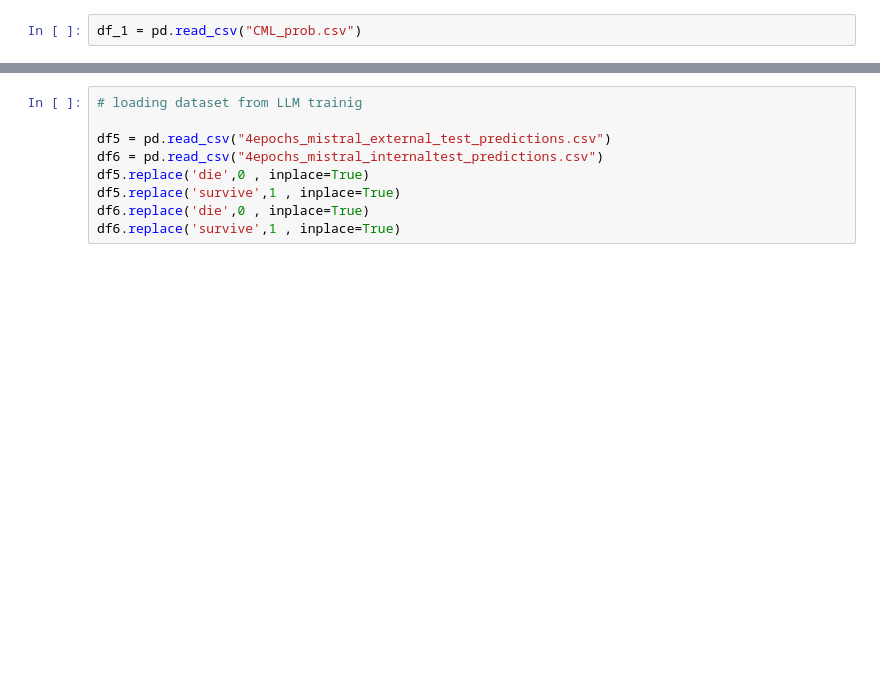
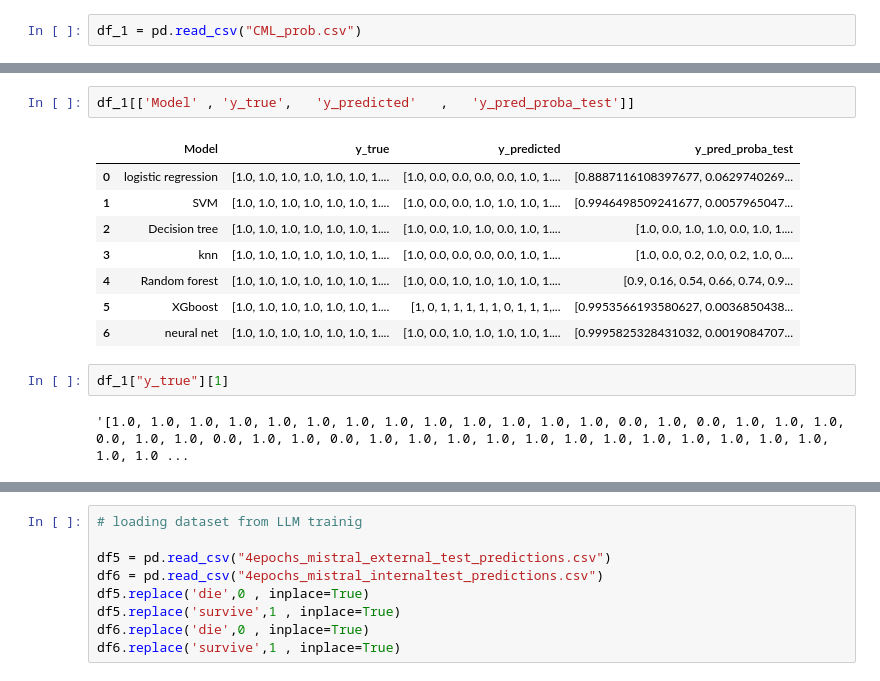
Before and after one commit to mohammad-gh009/Large-Language-Models-vs-Classical-Machine-learning, a Jupyter notebook: plots/Results.ipynb, the cells around one changed output, grey strips where cells are left out. Drawn from its saved outputs; the diff is of its cells as text; blank space fills up the shorter version.

```diff
--- a/plots/Results.ipynb
+++ b/plots/Results.ipynb
@@ -6,0 +18,15 @@ df_1 = pd.read_csv("CML_prob.csv")
+# %%
+df_1[['Model' , 'y_true',	'y_predicted'	,	'y_pred_proba_test']]
+# %% [output]
+|  | Model | y_true | y_predicted | y_pred_proba_test |
+| 0 | logistic regression | [1.0, 1.0, 1.0, 1.0, 1.0, 1.0, 1.... | [1.0, 0.0, 0.0, 0.0, 0.0, 1.0, 1.... | [0.8887116108397677, 0.0629740269... |
+| 1 | SVM | [1.0, 1.0, 1.0, 1.0, 1.0, 1.0, 1.... | [1.0, 0.0, 0.0, 1.0, 1.0, 1.0, 1.... | [0.9946498509241677, 0.0057965047... |
+| 2 | Decision tree | [1.0, 1.0, 1.0, 1.0, 1.0, 1.0, 1.... | [1.0, 0.0, 1.0, 1.0, 0.0, 1.0, 1.... | [1.0, 0.0, 1.0, 1.0, 0.0, 1.0, 1.... |
+| 3 | knn | [1.0, 1.0, 1.0, 1.0, 1.0, 1.0, 1.... | [1.0, 0.0, 0.0, 0.0, 0.0, 1.0, 1.... | [1.0, 0.0, 0.2, 0.0, 0.2, 1.0, 0.... |
+| 4 | Random forest | [1.0, 1.0, 1.0, 1.0, 1.0, 1.0, 1.... | [1.0, 0.0, 1.0, 1.0, 1.0, 1.0, 1.... | [0.9, 0.16, 0.54, 0.66, 0.74, 0.9... |
+| 5 | XGboost | [1.0, 1.0, 1.0, 1.0, 1.0, 1.0, 1.... | [1, 0, 1, 1, 1, 1, 1, 0, 1, 1, 1,... | [0.9953566193580627, 0.0036850438... |
+| 6 | neural net | [1.0, 1.0, 1.0, 1.0, 1.0, 1.0, 1.... | [1.0, 0.0, 1.0, 1.0, 1.0, 1.0, 1.... | [0.9995825328431032, 0.0019084707... |
+# %%
+df_1["y_true"][1]
+# %% [output]
+'[1.0, 1.0, 1.0, 1.0, 1.0, 1.0, 1.0, 1.0, 1.0, 1.0, 1.0, 1.0, 1.0, 0.0, 1.0, 0.0, 1.0, 1.0, 1.0, 0.0, 1.0, 1.0, 0.0, 1.0, 1.0, 0.0, 1.0, 1.0, 1.0, 1.0, 1.0, 1.0, 1.0, 1.0, 1.0, 1.0, 1.0, 1.0, 1.0, 1.0 ...
```
Also changed, not shown: parts of 9 cells of this notebook, 4 other files.
